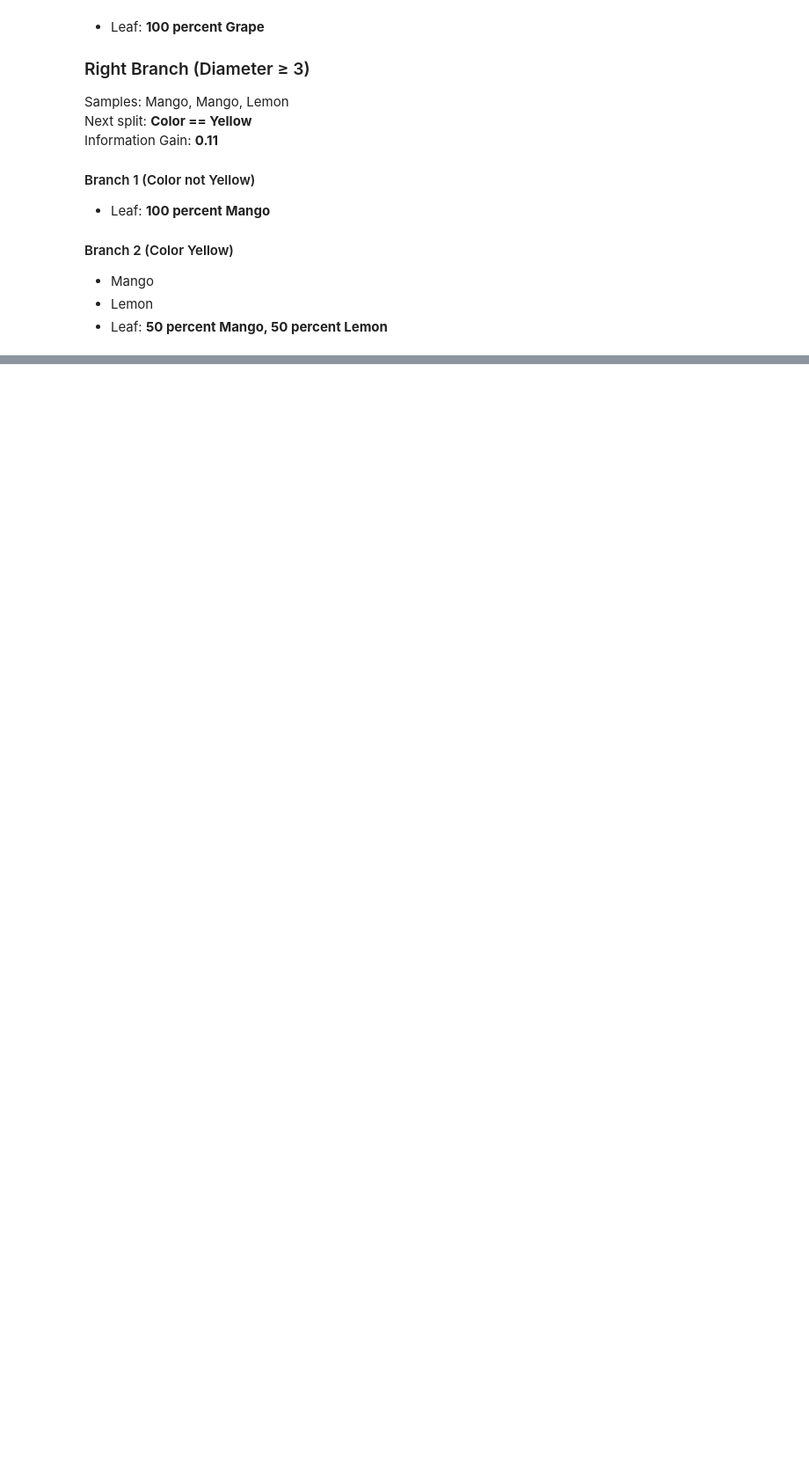
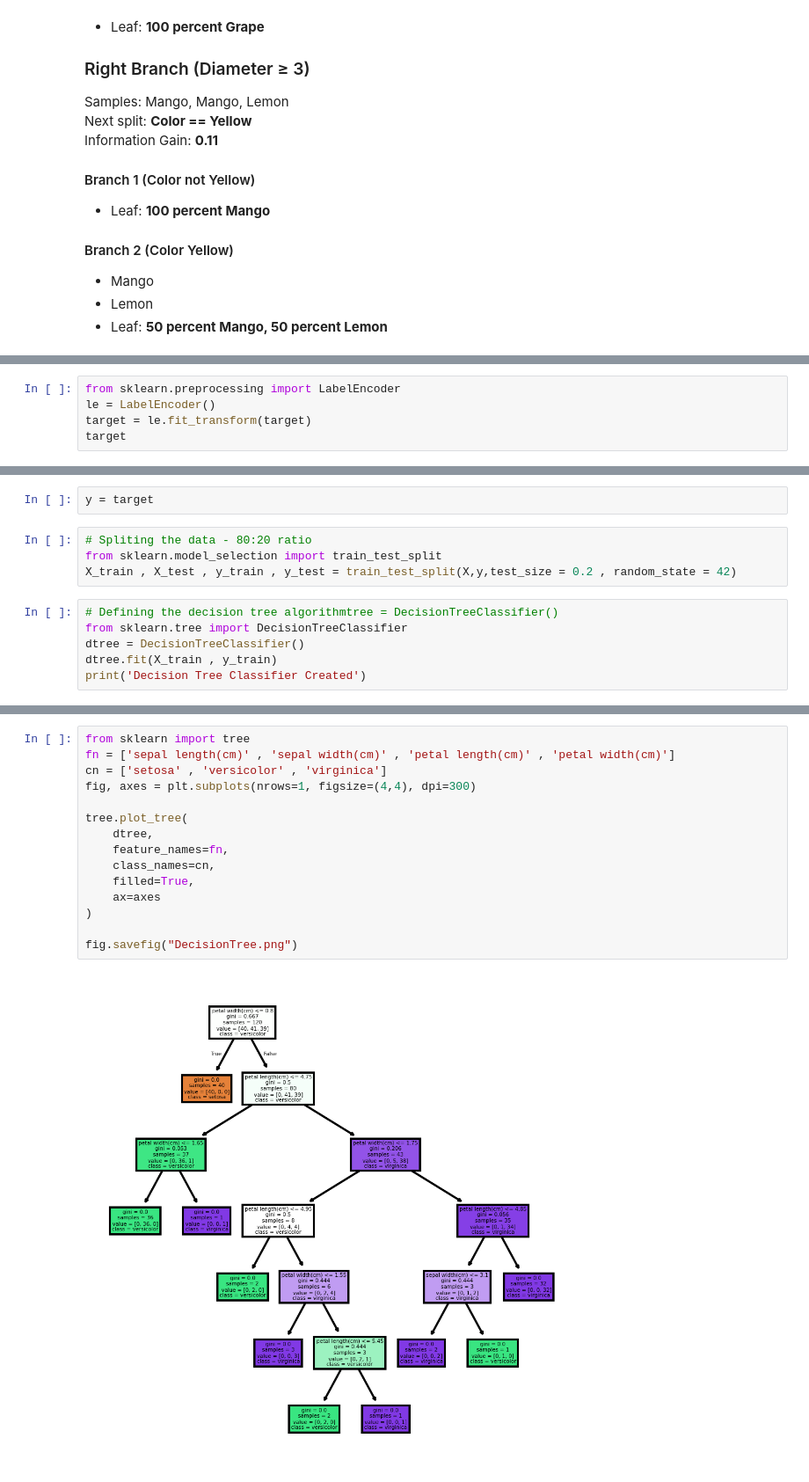
Before and after one commit to RangeshPandianPT/Data-Science_with-ML, a Jupyter notebook: ML-Algorithms/Decision_Tree.ipynb, the cells around one changed output, grey strips where cells are left out. Shown: that part at 88% size. Saved outputs shown, nothing was run; the diff lists cells and outputs as text; blank space fills up the shorter version.

Commit message:
Fully Updated Decision tree with example

```diff
--- a/ML-Algorithms/Decision_Tree.ipynb
+++ b/ML-Algorithms/Decision_Tree.ipynb
@@ -130,0 +232,5 @@ Pruning is the opposite of splitting. It removes unnecessary branches from the t
+# %%
+from sklearn.preprocessing import LabelEncoder
+le = LabelEncoder()
+target = le.fit_transform(target)
+target
@@ -130,0 +245,12 @@ Pruning is the opposite of splitting. It removes unnecessary branches from the t
+# %%
+y = target
+# %%
+# Spliting the data - 80:20 ratio
+from sklearn.model_selection import train_test_split
+X_train , X_test , y_train , y_test = train_test_split(X,y,test_size = 0.2 , random_state = 42)
+# %%
+# Defining the decision tree algorithmtree = DecisionTreeClassifier()
+from sklearn.tree import DecisionTreeClassifier
+dtree = DecisionTreeClassifier()
+dtree.fit(X_train , y_train)
+print('Decision Tree Classifier Created')
@@ -130,0 +275,17 @@ Pruning is the opposite of splitting. It removes unnecessary branches from the t
+# %%
+from sklearn import tree
+fn = ['sepal length(cm)' , 'sepal width(cm)' , 'petal length(cm)' , 'petal width(cm)']
+cn = ['setosa' , 'versicolor' , 'virginica']
+fig, axes = plt.subplots(nrows=1, figsize=(4,4), dpi=300)
+
+tree.plot_tree(
+    dtree,
+    feature_names=fn,
+    class_names=cn,
+    filled=True,
+    ax=axes
+)
+
+fig.savefig("DecisionTree.png")
+# %% [output]
+[figure, added]
```
Also changed, not shown: parts of 18 cells of this notebook.
